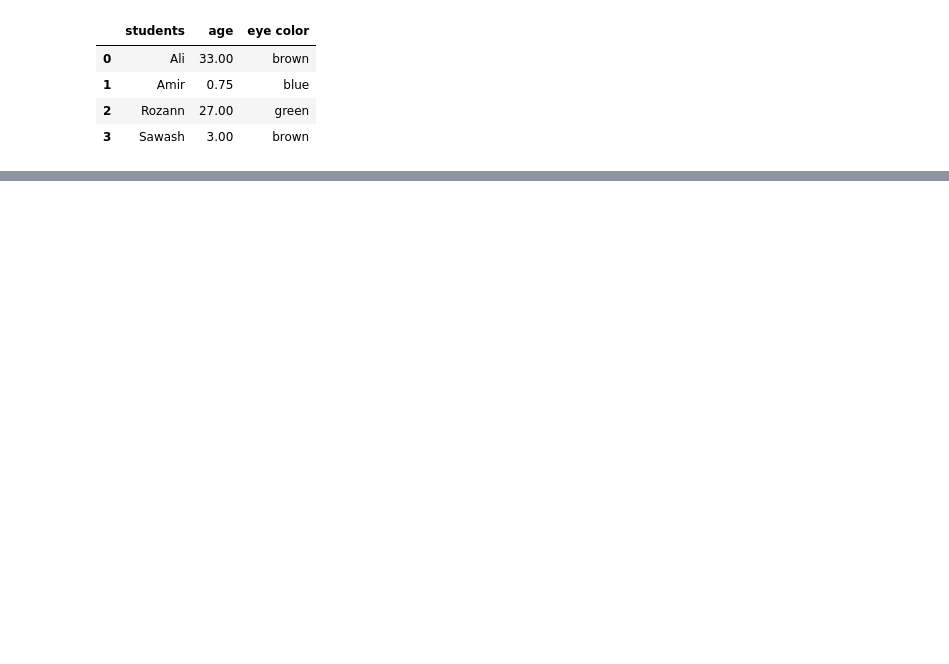
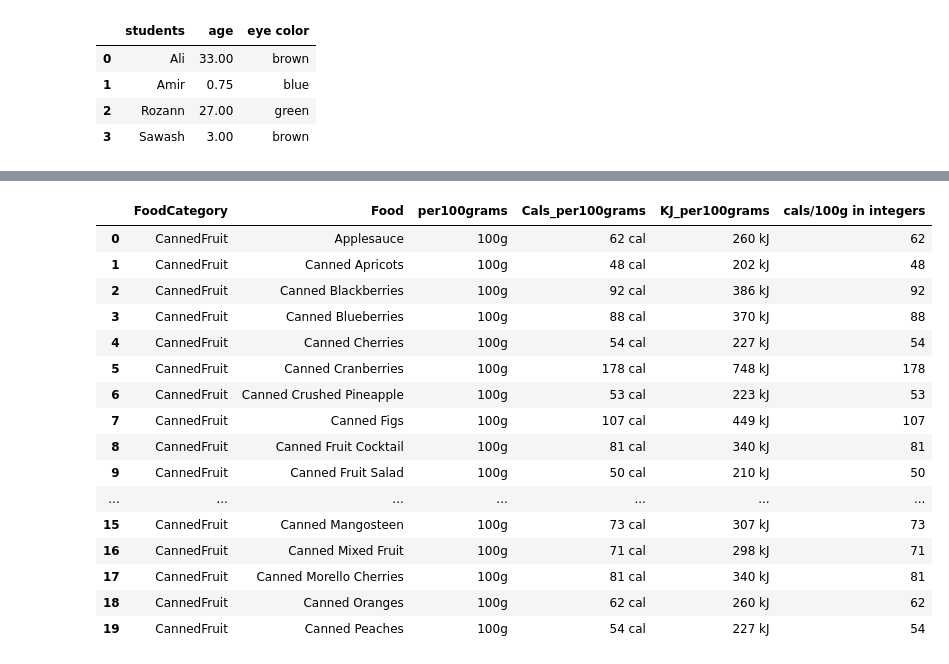
Before and after one commit to aleylani/Databehandling, a Jupyter notebook: code_alongs/L1_pandas_basics.ipynb, the cells around one changed output, grey strips where cells are left out. Saved outputs shown, nothing was run; the diff lists cells and outputs as text; code cells hidden in the pictures; blank space fills up the shorter version.

```diff
--- a/code_alongs/L1_pandas_basics.ipynb
+++ b/code_alongs/L1_pandas_basics.ipynb
@@ -297,0 +374,4 @@ personal_df
+# %%
+calories_df = pd.read_excel('../data/calories.xlsx')
+
+calories_df
@@ -297,0 +479,2 @@ personal_df
+# %%
+calories_df = calories_df.rename( columns={'FoodItem':'Food'} )
@@ -297,0 +502,2 @@ personal_df
+# %%
+calories_df['cals/100g in integers'] = calories_df['Cals_per100grams'].str[:-3].astype(int)
@@ -297,0 +520,20 @@ personal_df
+# %%
+calories_df.head(20)
+# %% [output]
+|  | FoodCategory | Food | per100grams | Cals_per100grams | KJ_per100grams | cals/100g in integers |
+| 0 | CannedFruit | Applesauce | 100g | 62 cal | 260 kJ | 62 |
+| 1 | CannedFruit | Canned Apricots | 100g | 48 cal | 202 kJ | 48 |
+| 2 | CannedFruit | Canned Blackberries | 100g | 92 cal | 386 kJ | 92 |
+| 3 | CannedFruit | Canned Blueberries | 100g | 88 cal | 370 kJ | 88 |
+| 4 | CannedFruit | Canned Cherries | 100g | 54 cal | 227 kJ | 54 |
+| 5 | CannedFruit | Canned Cranberries | 100g | 178 cal | 748 kJ | 178 |
+| 6 | CannedFruit | Canned Crushed Pineapple | 100g | 53 cal | 223 kJ | 53 |
+| 7 | CannedFruit | Canned Figs | 100g | 107 cal | 449 kJ | 107 |
+| 8 | CannedFruit | Canned Fruit Cocktail | 100g | 81 cal | 340 kJ | 81 |
+| 9 | CannedFruit | Canned Fruit Salad | 100g | 50 cal | 210 kJ | 50 |
+| ... | ... | ... | ... | ... | ... | ... |
+| 15 | CannedFruit | Canned Mangosteen | 100g | 73 cal | 307 kJ | 73 |
+| 16 | CannedFruit | Canned Mixed Fruit | 100g | 71 cal | 298 kJ | 71 |
+| 17 | CannedFruit | Canned Morello Cherries | 100g | 81 cal | 340 kJ | 81 |
+| 18 | CannedFruit | Canned Oranges | 100g | 62 cal | 260 kJ | 62 |
+| 19 | CannedFruit | Canned Peaches | 100g | 54 cal | 227 kJ | 54 |
```
Also changed, not shown: parts of 28 cells of this notebook.
